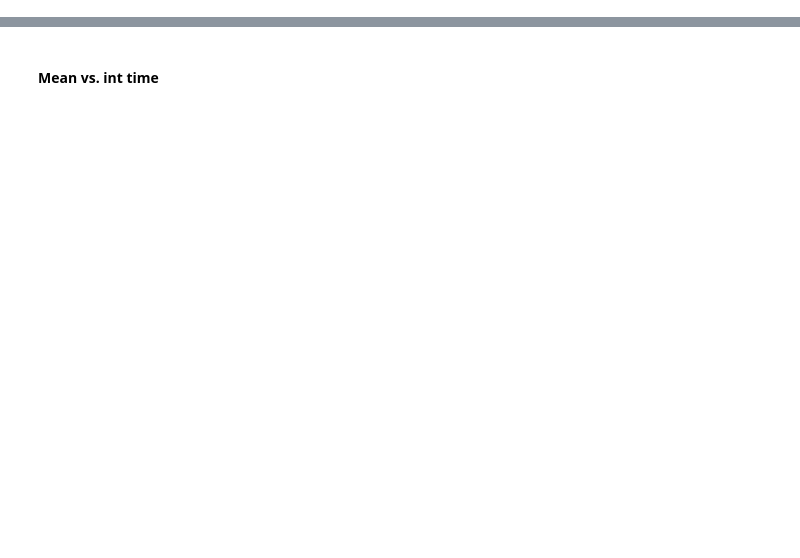
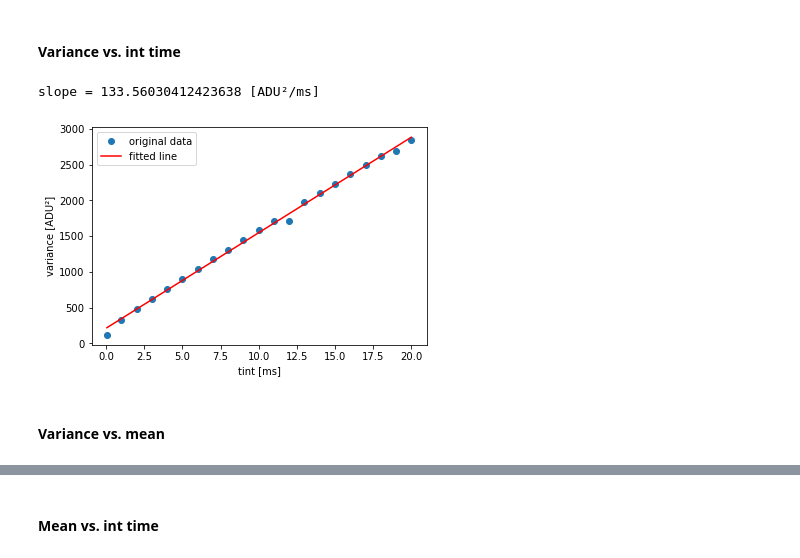
Before and after one commit to MuskanShinde/CRED3-characterization, a Jupyter notebook: CRED3_07.06.2021.ipynb, the cells around one changed output, grey strips where cells are left out. Cells and saved outputs as stored; diff of their text form; code cells hidden in the pictures; blank space fills up the shorter version.

```diff
--- a/CRED3_07.06.2021.ipynb
+++ b/CRED3_07.06.2021.ipynb
@@ -11,0 +56,22 @@ from scipy.stats import linregress
+# %%
+var_1 = np.var(cube_1, axis=0)
+var_2 = np.var(cube_2, axis=0)
+var_3 = np.var(cube_3, axis=0)
+var_4 = np.var(cube_4, axis=0)
+var_5 = np.var(cube_5, axis=0)
+var_6 = np.var(cube_6, axis=0)
+var_7 = np.var(cube_7, axis=0)
+var_8 = np.var(cube_8, axis=0)
+var_9 = np.var(cube_9, axis=0)
+var_10 = np.var(cube_10, axis=0)
+var_11 = np.var(cube_11, axis=0)
+var_12 = np.var(cube_12, axis=0)
+var_13 = np.var(cube_13, axis=0)
+var_14 = np.var(cube_14, axis=0)
+var_15 = np.var(cube_15, axis=0)
+var_16 = np.var(cube_16, axis=0)
+var_17 = np.var(cube_17, axis=0)
+var_18 = np.var(cube_18, axis=0)
+var_19 = np.var(cube_19, axis=0)
+var_20 = np.var(cube_20, axis=0)
+var_21 = np.var(cube_21, axis=0)
@@ -11,0 +99,23 @@ from scipy.stats import linregress
+# %% [markdown]
+#### Variance vs. int time
+# %%
+var_arr = np.array([ np.median(var_1), np.median(var_2), np.median(var_3), np.median(var_4),
+                    np.median(var_5), np.median(var_6), np.median(var_7), np.median(var_8),
+                    np.median(var_9), np.median(var_10), np.median(var_11), np.median(var_12),
+                    np.median(var_13), np.median(var_14), np.median(var_15), np.median(var_16),
+                    np.median(var_17), np.median(var_18), np.median(var_19), np.median(var_20),
+                    np.median(var_21)])
+tint = np.array([0.05, 1.00, 2.00, 3.00, 4.00, 5.00, 6.00, 7.00, 8.00, 9.00, 10.00,
+                11.00, 12.00, 13.00, 14.00, 15.00, 16.00, 17.00, 18.00, 19.00, 20.00])
+line = linregress(tint, var_arr)
+plt.plot(tint, var_arr, 'o', label='original data')
+plt.plot(tint, line.intercept + line.slope*tint, 'r', label='fitted line')
+plt.ylabel('variance [ADU\u00b2]')
+plt.xlabel('tint [ms]')
+plt.legend()
+print('slope = %s [ADU\u00b2/ms]'%line.slope)
+# %% [output]
+slope = 133.56030412423638 [ADU²/ms]
+[figure, added]
+# %% [markdown]
+#### Variance vs. mean
```
Also changed, not shown: parts of 45 cells of this notebook.
